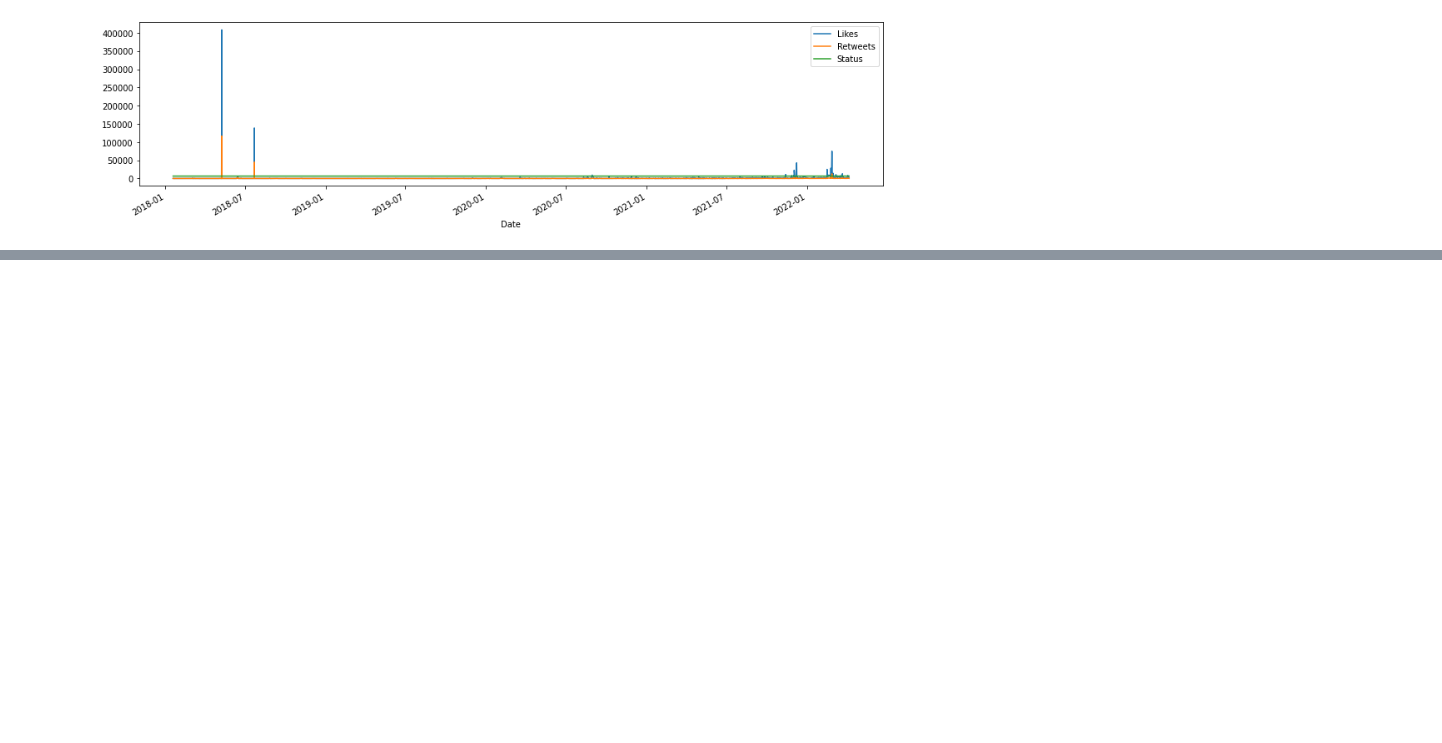
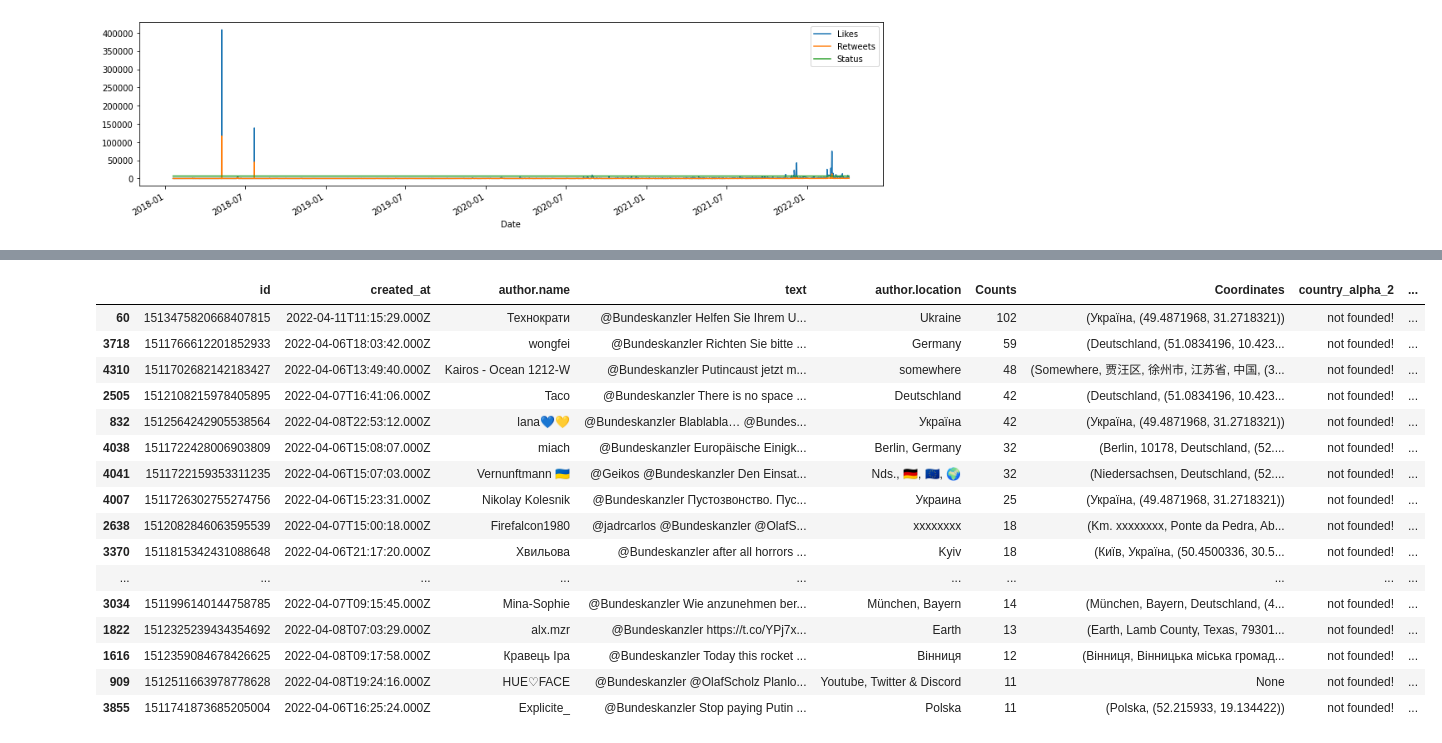
Before and after one commit to mayuripandey/Data-Analysis, a Jupyter notebook: Account_analysis.ipynb, the cells around one changed output, grey strips where cells are left out. Cells and saved outputs as stored; diff of their text form; code cells hidden in the pictures; blank space fills up the shorter version.

```diff
--- a/Account_analysis.ipynb
+++ b/Account_analysis.ipynb
@@ -751,0 +1089,2 @@ plt.show()
+# %%
+nom=Nominatim(timeout=10)
@@ -751,0 +1141,20 @@ plt.show()
+# %%
+df
+# %% [output]
+|  | id | created_at | author.name | text | author.location | Counts | Coordinates | country_alpha_2 | ... |
+| 60 | 1513475820668407815 | 2022-04-11T11:15:29.000Z | Технократи | @Bundeskanzler Helfen Sie Ihrem U... | Ukraine | 102 | (Україна, (49.4871968, 31.2718321)) | not founded! | ... |
+| 3718 | 1511766612201852933 | 2022-04-06T18:03:42.000Z | wongfei | @Bundeskanzler Richten Sie bitte ... | Germany | 59 | (Deutschland, (51.0834196, 10.423... | not founded! | ... |
+| 4310 | 1511702682142183427 | 2022-04-06T13:49:40.000Z | Kairos - Ocean 1212-W | @Bundeskanzler Putincaust jetzt m... | somewhere | 48 | (Somewhere, 贾汪区, 徐州市, 江苏省, 中国, (3... | not founded! | ... |
+| 2505 | 1512108215978405895 | 2022-04-07T16:41:06.000Z | Taco | @Bundeskanzler There is no space ... | Deutschland | 42 | (Deutschland, (51.0834196, 10.423... | not founded! | ... |
+| 832 | 1512564242905538564 | 2022-04-08T22:53:12.000Z | lana💙💛 | @Bundeskanzler Blablabla… @Bundes... | Україна | 42 | (Україна, (49.4871968, 31.2718321)) | not founded! | ... |
+| 4038 | 1511722428006903809 | 2022-04-06T15:08:07.000Z | miach | @Bundeskanzler Europäische Einigk... | Berlin, Germany | 32 | (Berlin, 10178, Deutschland, (52.... | not founded! | ... |
+| 4041 | 1511722159353311235 | 2022-04-06T15:07:03.000Z | Vernunftmann 🇺🇦 | @Geikos @Bundeskanzler Den Einsat... | Nds., 🇩🇪, 🇪🇺, 🌍 | 32 | (Niedersachsen, Deutschland, (52.... | not founded! | ... |
+| 4007 | 1511726302755274756 | 2022-04-06T15:23:31.000Z | Nikolay Kolesnik | @Bundeskanzler Пустозвонство. Пус... | Украина | 25 | (Україна, (49.4871968, 31.2718321)) | not founded! | ... |
+| 2638 | 1512082846063595539 | 2022-04-07T15:00:18.000Z | Firefalcon1980 | @jadrcarlos @Bundeskanzler @OlafS... | xxxxxxxx | 18 | (Km. xxxxxxxx, Ponte da Pedra, Ab... | not founded! | ... |
+| 3370 | 1511815342431088648 | 2022-04-06T21:17:20.000Z | Хвильова | @Bundeskanzler after all horrors ... | Kyiv | 18 | (Київ, Україна, (50.4500336, 30.5... | not founded! | ... |
+| ... | ... | ... | ... | ... | ... | ... | ... | ... | ... |
+| 3034 | 1511996140144758785 | 2022-04-07T09:15:45.000Z | Mina-Sophie | @Bundeskanzler Wie anzunehmen ber... | München, Bayern | 14 | (München, Bayern, Deutschland, (4... | not founded! | ... |
+| 1822 | 1512325239434354692 | 2022-04-08T07:03:29.000Z | alx.mzr | @Bundeskanzler https://t.co/YPj7x... | Earth | 13 | (Earth, Lamb County, Texas, 79301... | not founded! | ... |
+| 1616 | 1512359084678426625 | 2022-04-08T09:17:58.000Z | Кравець Іра | @Bundeskanzler Today this rocket ... | Вінниця | 12 | (Вінниця, Вінницька міська громад... | not founded! | ... |
+| 909 | 1512511663978778628 | 2022-04-08T19:24:16.000Z | HUE♡FACE | @Bundeskanzler @OlafScholz Planlo... | Youtube, Twitter & Discord | 11 | None | not founded! | ... |
+| 3855 | 1511741873685205004 | 2022-04-06T16:25:24.000Z | Explicite_ | @Bundeskanzler Stop paying Putin ... | Polska | 11 | (Polska, (52.215933, 19.134422)) | not founded! | ... |
```
Also changed, not shown: parts of 64 cells of this notebook.
